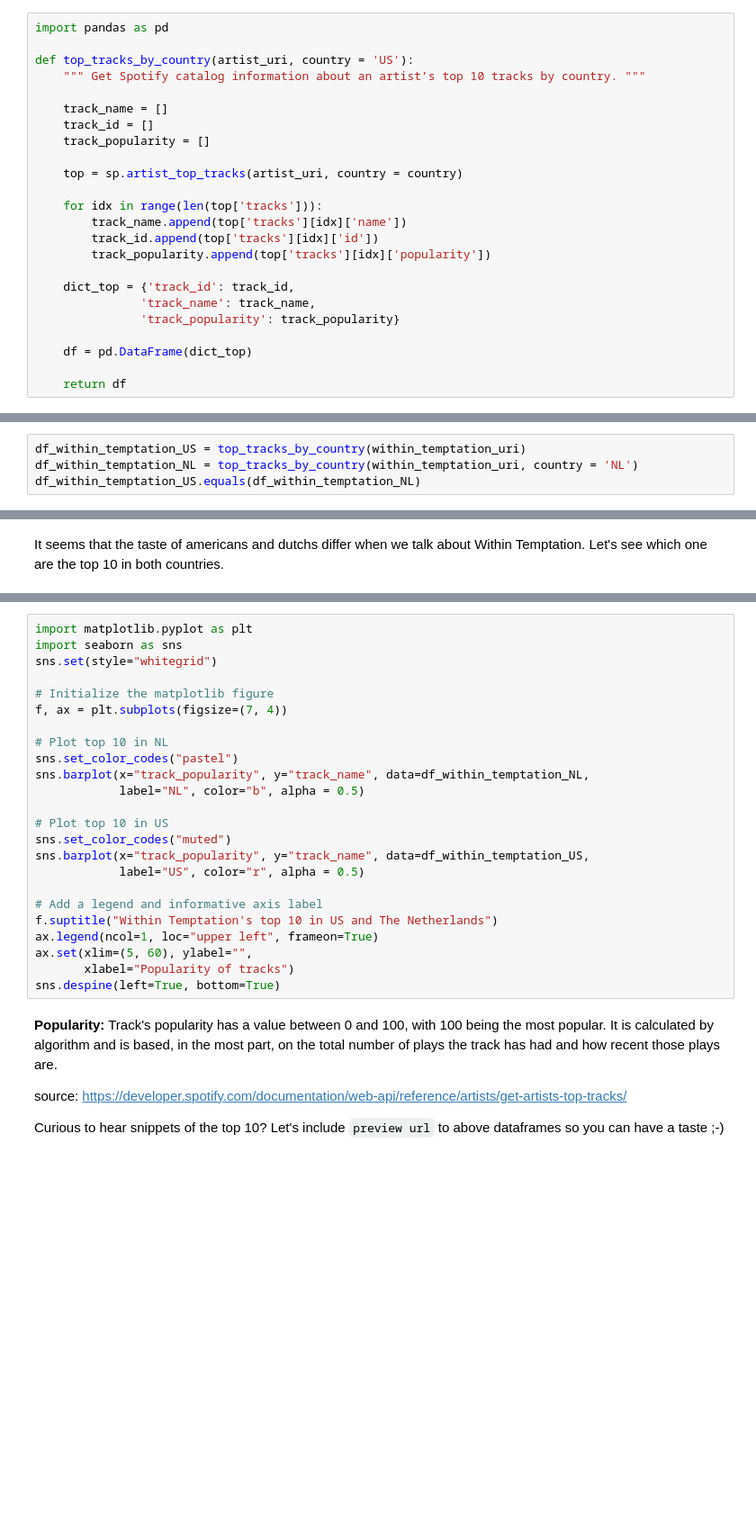
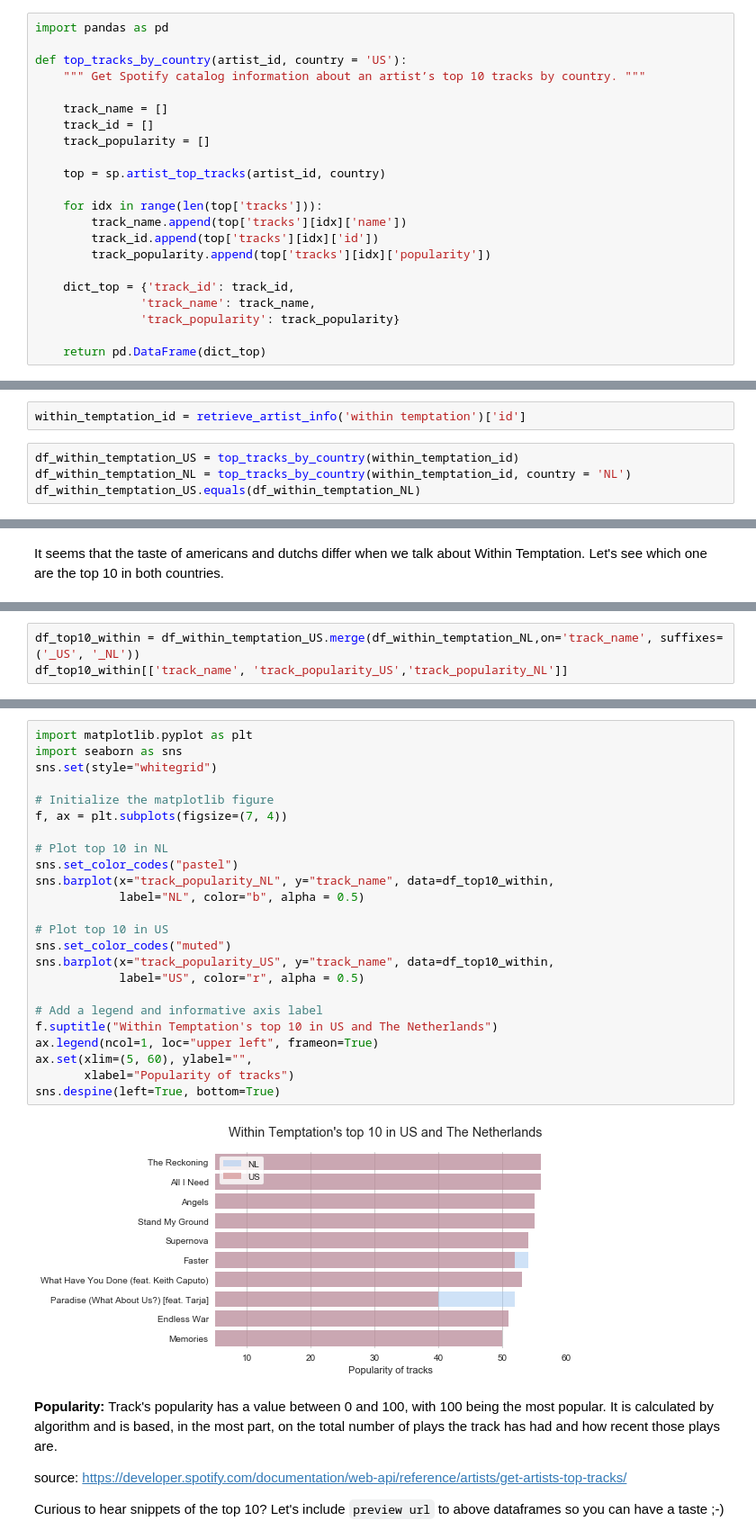
Before and after one commit to dpbac/evanescence_and_within_temptation_in_Python, a Jupyter notebook: notebook_02_retrieve_metada_Spotify_Evanescence_Within_Temptation.ipynb, the cells around one changed output, grey strips where cells are left out. Shown: that part at 90% size. Drawn from its saved outputs; the diff is of its cells as text; blank space fills up the shorter version.

```diff
--- a/notebook_02_retrieve_metada_Spotify_Evanescence_Within_Temptation.ipynb
+++ b/notebook_02_retrieve_metada_Spotify_Evanescence_Within_Temptation.ipynb
@@ -214,14 +223,14 @@ So we can say that people that like `Evanescence` and `Within Temptation` also a
 # %%
 import pandas as pd
 
-def top_tracks_by_country(artist_uri, country = 'US'):
+def top_tracks_by_country(artist_id, country = 'US'):
     """ Get Spotify catalog information about an artist’s top 10 tracks by country. """
 
     track_name = []
     track_id = []
     track_popularity = []
 
-    top = sp.artist_top_tracks(artist_uri, country = country)
+    top = sp.artist_top_tracks(artist_id, country)
 
     for idx in range(len(top['tracks'])):
         track_name.append(top['tracks'][idx]['name'])
@@ -232,6 +241,4 @@ def top_tracks_by_country(artist_uri, country = 'US'):
                'track_name': track_name,
                'track_popularity': track_popularity}
 
-    df = pd.DataFrame(dict_top)
-
-    return df
+    return pd.DataFrame(dict_top)
@@ -251,4 +299,6 @@ within_temptation_uri = info_within_temptation['uri']
+# %%
+within_temptation_id = retrieve_artist_info('within temptation')['id']
 # %%
-df_within_temptation_US = top_tracks_by_country(within_temptation_uri)
-df_within_temptation_NL = top_tracks_by_country(within_temptation_uri, country = 'NL')
+df_within_temptation_US = top_tracks_by_country(within_temptation_id)
+df_within_temptation_NL = top_tracks_by_country(within_temptation_id, country = 'NL')
 df_within_temptation_US.equals(df_within_temptation_NL)
@@ -262,0 +339,3 @@ At the end both country like the same songs. However, Faster and Paradise score
+# %%
+df_top10_within = df_within_temptation_US.merge(df_within_temptation_NL,on='track_name', suffixes=('_US', '_NL'))
+df_top10_within[['track_name', 'track_popularity_US','track_popularity_NL']]
@@ -263,27 +354,29 @@ At the end both country like the same songs. However, Faster and Paradise score
 # %%
 import matplotlib.pyplot as plt
 import seaborn as sns
 sns.set(style="whitegrid")
 
 # Initialize the matplotlib figure
 f, ax = plt.subplots(figsize=(7, 4))
 
 # Plot top 10 in NL
 sns.set_color_codes("pastel")
-sns.barplot(x="track_popularity", y="track_name", data=df_within_temptation_NL,
+sns.barplot(x="track_popularity_NL", y="track_name", data=df_top10_within,
             label="NL", color="b", alpha = 0.5)
 
 # Plot top 10 in US
 sns.set_color_codes("muted")
-sns.barplot(x="track_popularity", y="track_name", data=df_within_temptation_US,
+sns.barplot(x="track_popularity_US", y="track_name", data=df_top10_within,
             label="US", color="r", alpha = 0.5)
 
 # Add a legend and informative axis label
 f.suptitle("Within Temptation's top 10 in US and The Netherlands")
 ax.legend(ncol=1, loc="upper left", frameon=True)
 ax.set(xlim=(5, 60), ylabel="",
        xlabel="Popularity of tracks")
 sns.despine(left=True, bottom=True)
+# %% [output]
+[figure, added]
 # %% [markdown]
 **Popularity:** Track's popularity has a value between 0 and 100, with 100 being the most popular. It is calculated by algorithm and is based, in the most part, on the total number of plays the track has had and how recent those plays are.
 
```
Also changed, not shown: parts of 92 cells of this notebook.
